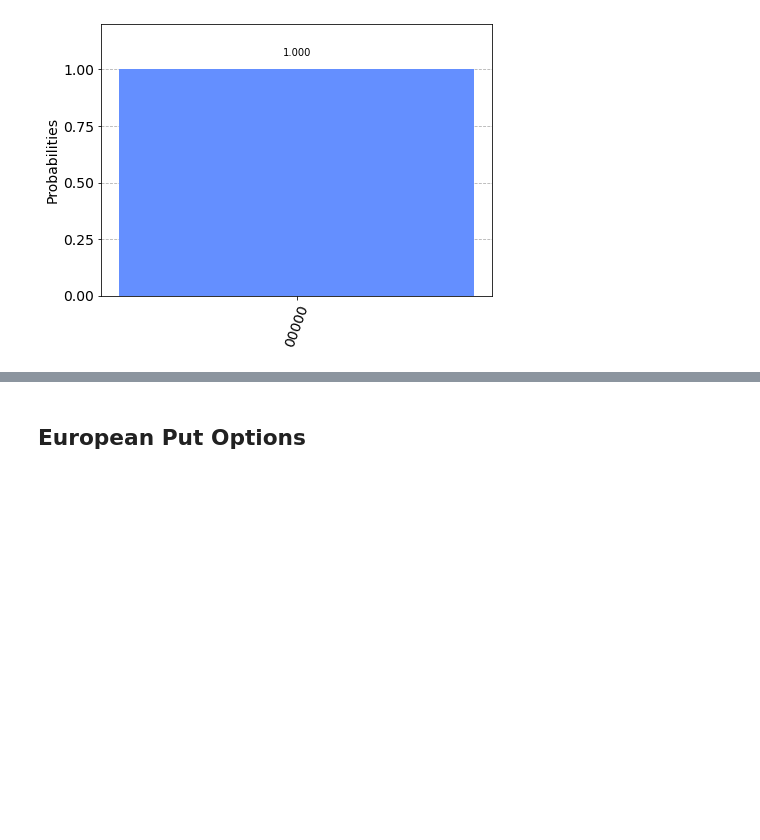
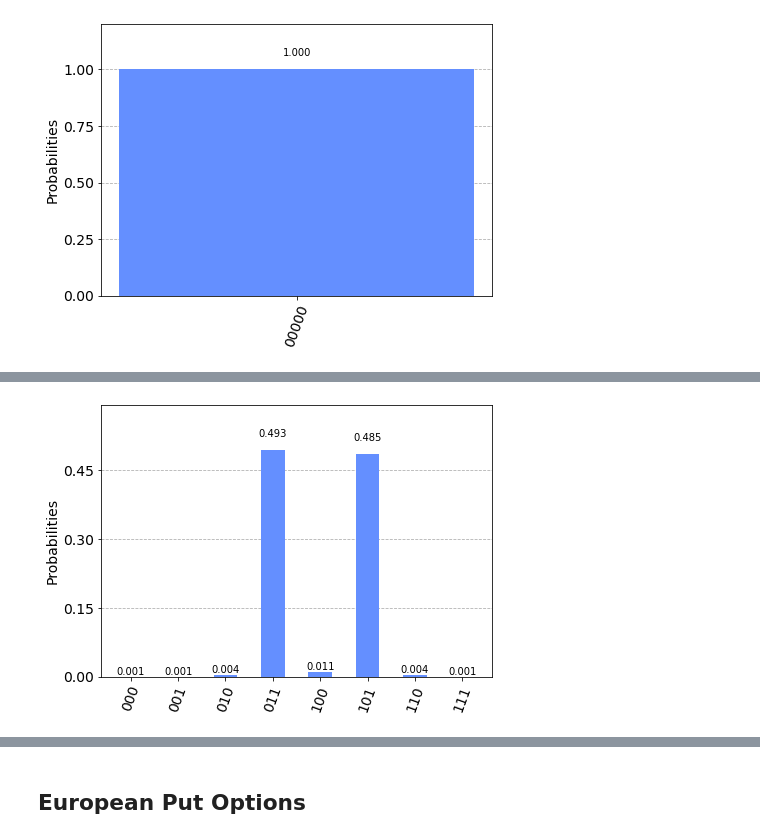
Before and after one commit to speQtrum/QulabsWorkspace-Rajarshi, a Jupyter notebook: QAE_applications.ipynb, the cells around one changed output, grey strips where cells are left out. Drawn from its saved outputs; the diff is of its cells as text; code cells hidden in the pictures; blank space fills up the shorter version.

```diff
--- a/QAE_applications.ipynb
+++ b/QAE_applications.ipynb
@@ -102,0 +237,15 @@ plot_histogram(job.result().get_counts(),sort= 'asc')
+# %%
+qreg = QuantumRegister(nbit, name= 'qreg')
+ancilla = QuantumRegister(1, name= 'ancilla')
+qc = QuantumCircuit(qreg, ancilla)
+
+precision = 3
+preg = QuantumRegister(precision, name= 'precision_q')
+clreg = ClassicalRegister(precision, name= 'creg')
+
+qc.h(qreg)
+qc.append(feval(nmax, nbit), list(range(nbit+1)))
+qc.barrier()
+
+qc.add_register(preg, clreg)
+qc.draw()
@@ -102,0 +273,11 @@ plot_histogram(job.result().get_counts(),sort= 'asc')
+# %%
+# qc.barrier()
+qc.h(preg)
+for q in range(precision):
+    qc.append(grover(nbit, nmax, 2**q).control(1), [nbit+1+q]+list(range(nbit+1)) )
+
+qftgate_inv = QFT(QuantumCircuit(precision, name='QFT')).to_gate().inverse()
+qc.barrier()
+qc.append(qftgate_inv, list(range(nbit+1, nbit+1+precision)) )
+
+qc.draw()
@@ -102,0 +302,9 @@ plot_histogram(job.result().get_counts(),sort= 'asc')
+# %%
+qc.measure(preg, clreg)
+job = execute(qc, backend= aer, shots= 2000)
+counts = job.result().get_counts()
+# counts
+# %%
+plot_histogram(counts)
+# %% [output]
+[figure, added]
```
Also changed, not shown: parts of 15 cells of this notebook, 1 other file.
